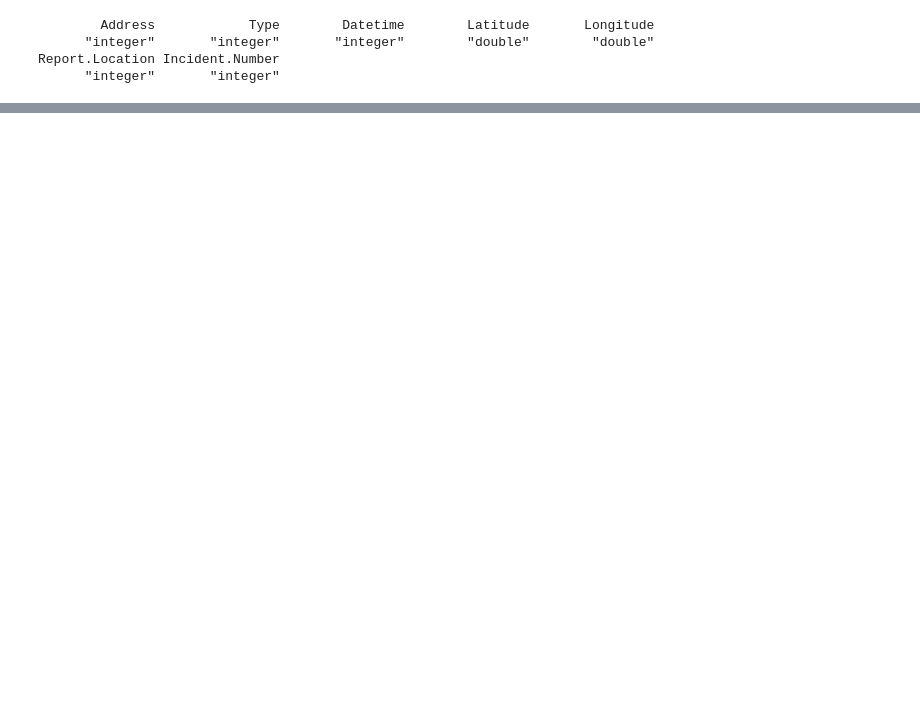
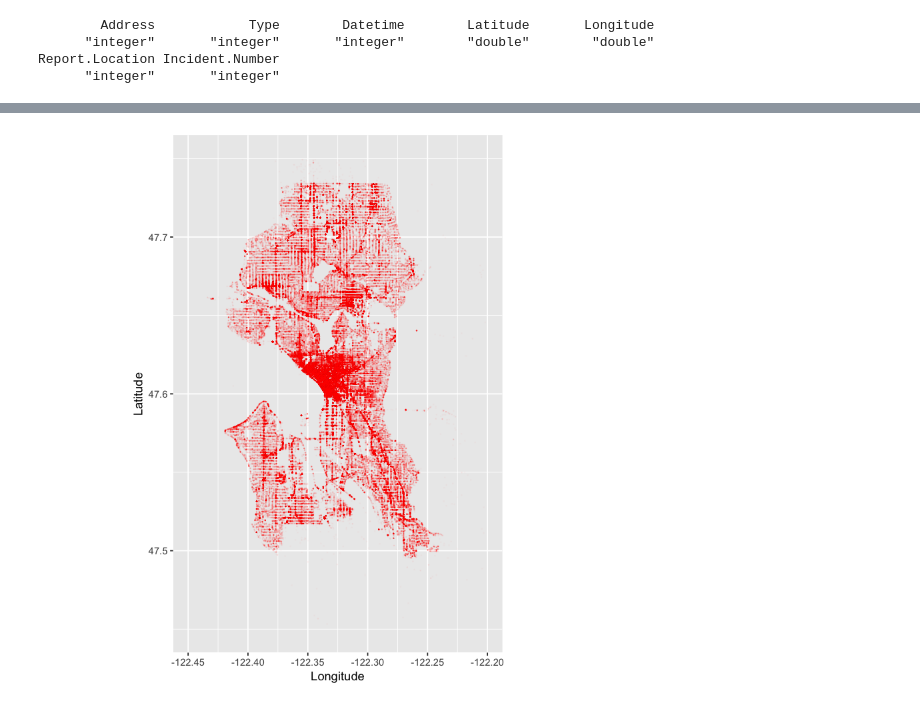
Before and after one commit to nickbuker/rapid_rescue_R, a Jupyter notebook: notebooks/explore_data.ipynb, the cells around one changed output, grey strips where cells are left out. Saved outputs shown, nothing was run; the diff lists cells and outputs as text; code cells hidden in the pictures; blank space fills up the shorter version.

Commit message:
add plots of data

```diff
--- a/notebooks/explore_data.ipynb
+++ b/notebooks/explore_data.ipynb
@@ -22,0 +36,4 @@ Report.Location Incident.Number
+# %%
+df <- na.omit(df)
+na_count <- sapply(df, function(y) sum(is.na(y)))
+data.frame(na_count)
@@ -22,0 +49,7 @@ Report.Location Incident.Number
+# %%
+ggplot(df, aes(x=Longitude, y=Latitude)) +
+geom_point(alpha=0.02, size=0.1, color='red') +
+xlim(-122.45, -122.2) +
+ylim(47.45, 47.75) +
+coord_fixed(ratio=1.31)
+# %% [output]
@@ -22,0 +58 @@ Report.Location Incident.Number
+[figure, added]
```
Also changed, not shown: parts of 7 cells of this notebook.
